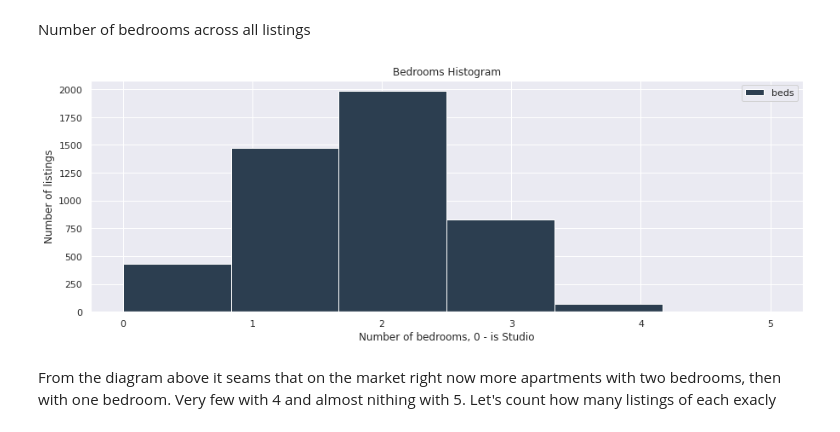
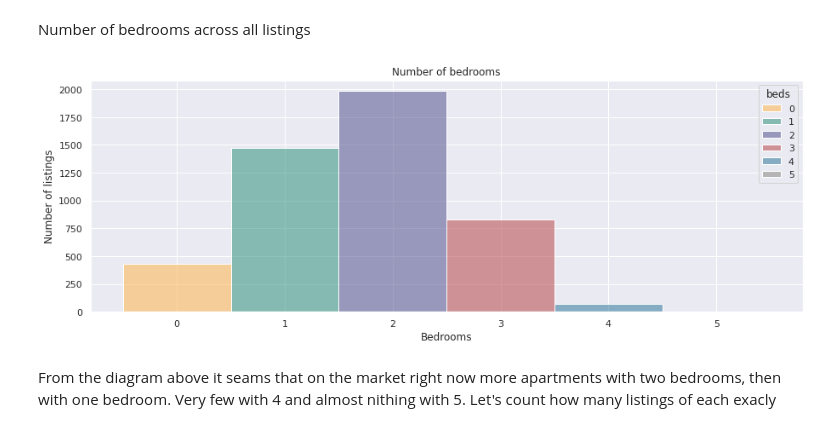
Before and after one commit to imeleges/REMA_Dubai, a Jupyter notebook: bayut_dubai_difc_downtown.ipynb, the cells around one changed output. Saved outputs shown, nothing was run; the diff lists cells and outputs as text; code cells hidden in the pictures.

Commit message:
data visualisation updates

```diff
--- a/bayut_dubai_difc_downtown.ipynb
+++ b/bayut_dubai_difc_downtown.ipynb
@@ -616,9 +606,9 @@ bedrooms_palette = {0: '#ffb142',
+# %%
+bedrooms_palette = {key:value for (key,value) in zip(bdr_list,custom_colors)}
 # %%
-data_prices = data[['beds', 'price']]
-
-sns.set(rc={'figure.figsize':(15, 5)})
-sns.histplot(data=data_prices,
-             x='price',
+plt.figure(figsize=(15, 5))
+sns.histplot(data = data[['beds', 'price']],
+             x = 'price',
              hue = 'beds',
              alpha = .7,
              kde = True,
@@ -638,6 +628,6 @@ We can see outliers messing all data starting from price ~500,000 and up to 3,00
 We would need to look into more common range of prices.
 # %%
-sns.set(rc={'figure.figsize':(15, 5)})
+plt.figure(figsize=(15, 5))
 sns.histplot(data = data.query('price < 700_000')[['beds', 'price']],
              x = 'price',
              hue = 'beds',
@@ -657,9 +647,10 @@ plt.show()
 # %%
 data['price_log'] = np.log(data['price'] + 1)
 
-
-sns.set(rc={'figure.figsize':(15, 5)})
-sns.histplot(data['price_log'].dropna(), bins = 50)
+plt.figure(figsize=(15, 5))
+sns.histplot(data['price_log'].dropna(),
+             bins = 50,
+             )
 plt.title('Price Log Histogram')
 plt.ylabel('Count')
 plt.xlabel('Price Log')
@@ -801,21 +777,22 @@ plt.show()
 # %% [markdown]
 Number of bedrooms across all listings
 # %%
-data['beds'].plot(
-    kind = 'hist',
-    title = "Bedrooms Histogram",
-    bins = 6,
-    figsize = (15, 5),
-    grid = True,
-    legend = True,
-    color = '#2c3e50',
+plt.figure(figsize=(15, 5))
+
+sns.histplot(data = data,
+             x = 'beds',
+             hue = 'beds',
+             discrete = True,
+             palette = bedrooms_palette,
+
 )
+plt.title('Number of bedrooms')
 plt.ylabel('Number of listings')
-plt.xlabel('Number of bedrooms, 0 - is Studio')
+plt.xlabel('Bedrooms')
 plt.ticklabel_format(axis='x', style='plain')
 plt.show()
 # %% [output]
-[figure, old version]
+[figure, new version]
 # %% [markdown]
 From the diagram above it seams that on the market right now more apartments with two bedrooms, then with one bedroom. Very few with 4 and almost nithing with 5.
 Let's count how many listings of each exacly
```
Also changed, not shown: parts of 32 cells of this notebook.
